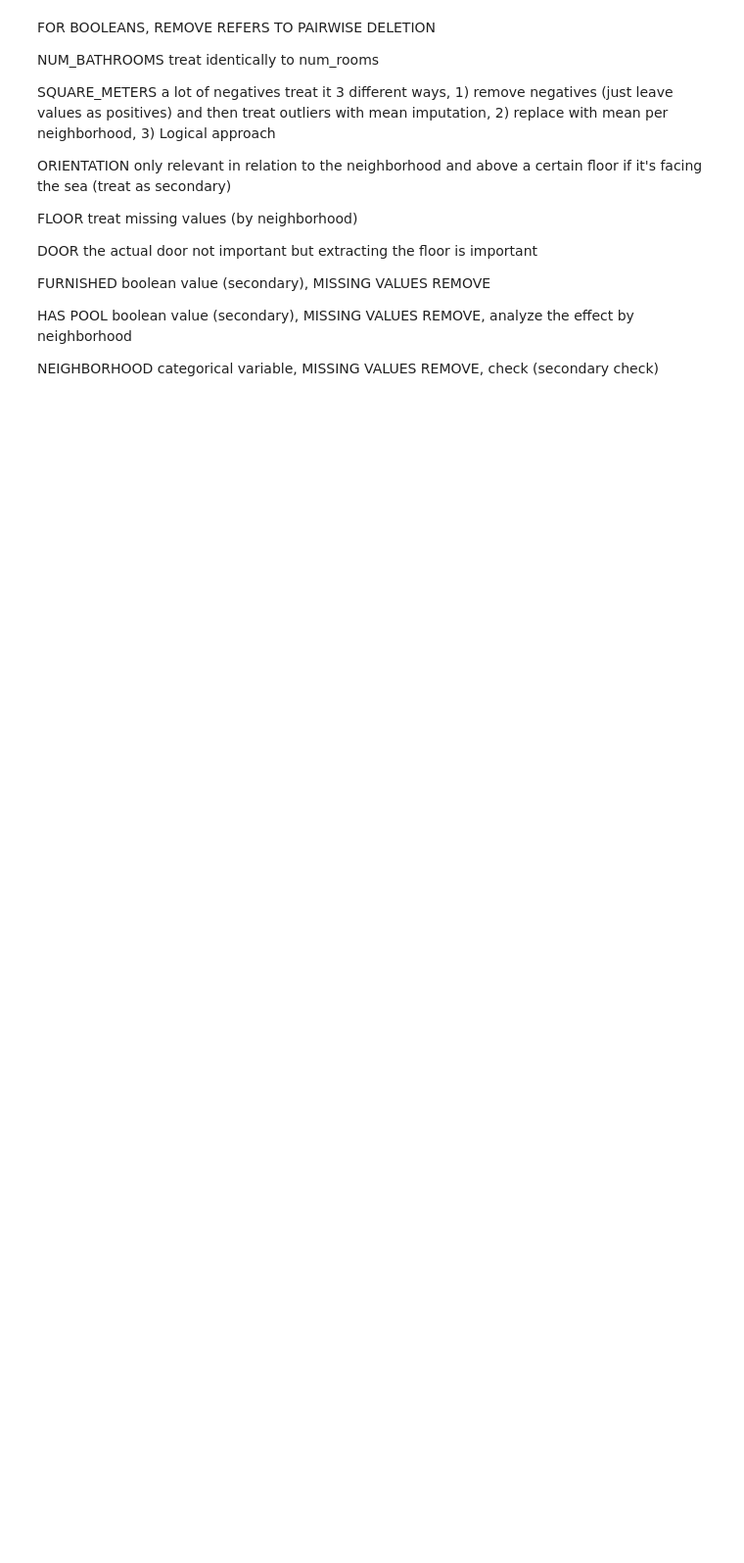
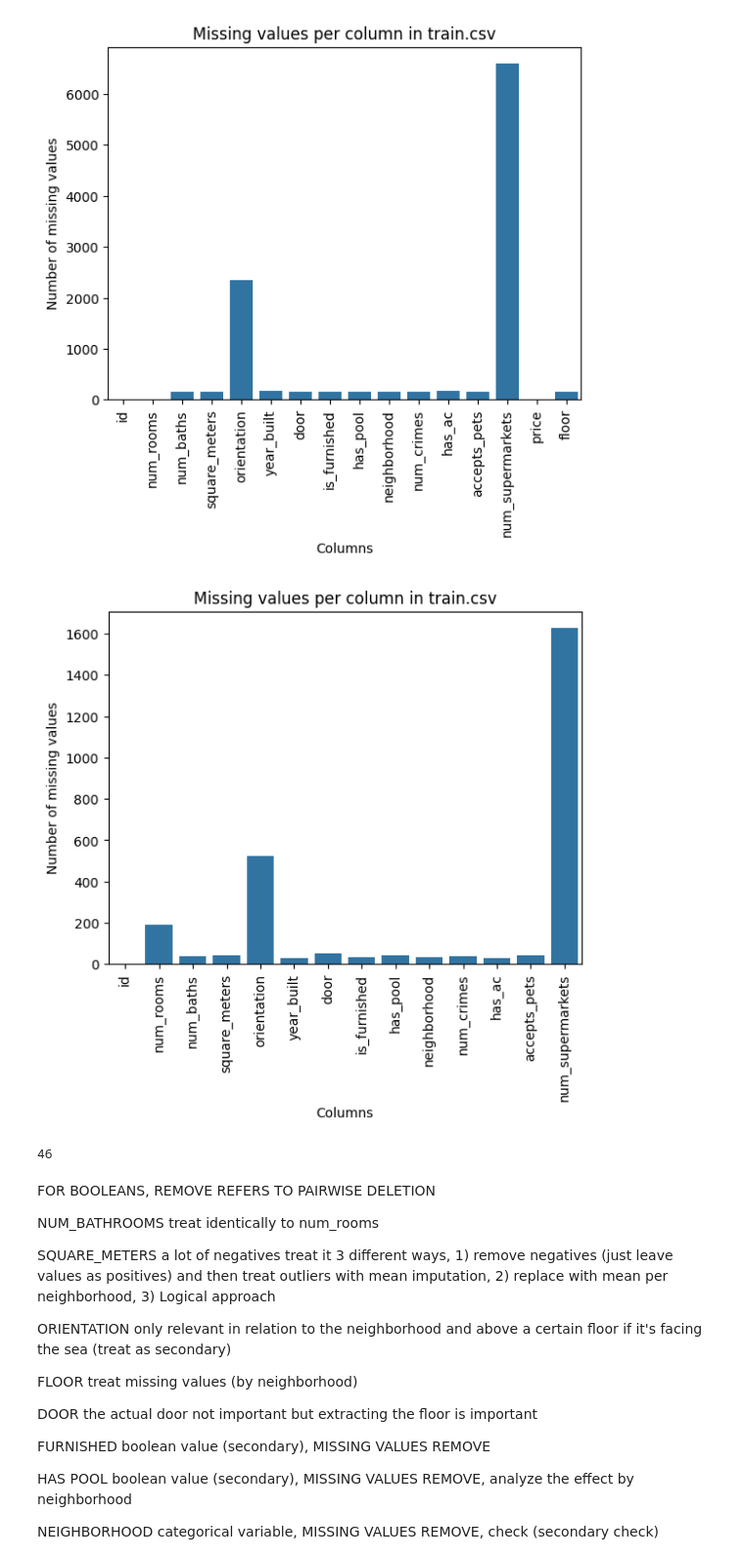
Before and after one commit to monbiote/Barcelona_Apartment_Price_Predictor, a Jupyter notebook: Sarria.ipynb, the cells around one changed output. Shown at 98% size. Drawn from its saved outputs; the diff is of its cells as text; code cells hidden in the pictures; blank space fills up the shorter version.

Commit message:
started working on some formatting for the notebook

```diff
--- a/Sarria.ipynb
+++ b/Sarria.ipynb
@@ -52,0 +60,18 @@ NameError: name 'NUM_ROOMS' is not defined
+# %%
+'''
+Before we start the rest of the exploration, we need to format some variables to make it easier and more intuitive.
+
+1. We will extract the variables floor and door from the variable 'door' and format them in a usable way.
+2. We will make sure that the variables have consistent labels.
+'''
+
+# We create variables floor and door from the variable 'door'
+
+df_train['num_floor'] = pd.to_numeric(df_train['door'].str.split('º').str[0], errors = 'coerce')
+df_train.describe()
+
+print(df_train['door'].unique())
+print(df_train['door'].str.split(' '))
+
+df_train['num_door'] = pd.to_numeric(df_train['door'].str.split(' ').str[2].iloc[1], errors = 'coerce')
+df_train['num_door'].unique()
@@ -52,0 +100,53 @@ NameError: name 'NUM_ROOMS' is not defined
+# %%
+# INVESTIGATE WHETHER THE MISSING VALUES ARE AT RANDOM OR NOT
+nas_train = df_train.isnull().sum()
+print(nas_train)
+sns.barplot(x = nas_train.index, y = nas_train.values)
+plt.xlabel('Columns')
+plt.xticks(rotation=90)
+plt.ylabel('Number of missing values')
+plt.title('Missing values per column in train.csv')
+plt.show()
+
+nas_test = df_test.isnull().sum()
+sns.barplot(x = nas_test.index, y = nas_test.values)
+plt.xlabel('Columns')
+plt.xticks(rotation=90)
+plt.ylabel('Number of missing values')
+plt.title('Missing values per column in train.csv')
+plt.show()
+
+# Define column names
+a_column = 'a'
+b_column = 'b'
+
+# Filter rows where 'b' is not missing
+df_filtered = df.dropna(subset=[b_column])
+
+# Group the filtered DataFrame by values in 'b' and calculate the count of missing values in 'a'
+missing_values_counts = df_filtered.groupby(b_column)[a_column].apply(lambda x: x.isnull().sum()).reset_index()
+missing_values_counts.rename(columns={a_column: 'Missing Values Count'}, inplace=True)
+
+# Create a bar plot to display the counts
+plt.figure(figsize=(10, 6))
+sns.barplot(data=missing_values_counts, x=b_column, y='Missing Values Count', palette='viridis')
+plt.title(f'Missing Values Count of {a_column} by {b_column}')
+plt.xlabel(b_column)
+plt.ylabel('Missing Values Count')
+plt.xticks(rotation=45)
+plt.show()
+
+
+sns.barplot(x = )
+
+
+# NUM_ROOMS
+outliers = df_train[df_train['num_rooms'] > 6]
+print(len(outliers)) # too many outliers, propose mean imputation per neighborhood
+
+
+
+# filling outliers
+# distr_means = df_train[df_train['neighborhood']].mean()
+# distr_means.plot(kind='bar')
+# %% [output]
@@ -53,3 +170,6 @@ NameError: name 'NUM_ROOMS' is not defined
+[figure, added]
+[figure, added]
+46
 # %% [markdown]
 FOR BOOLEANS, REMOVE REFERS TO PAIRWISE DELETION
 
```
Also changed, not shown: parts of 10 cells of this notebook, 1 other file.
